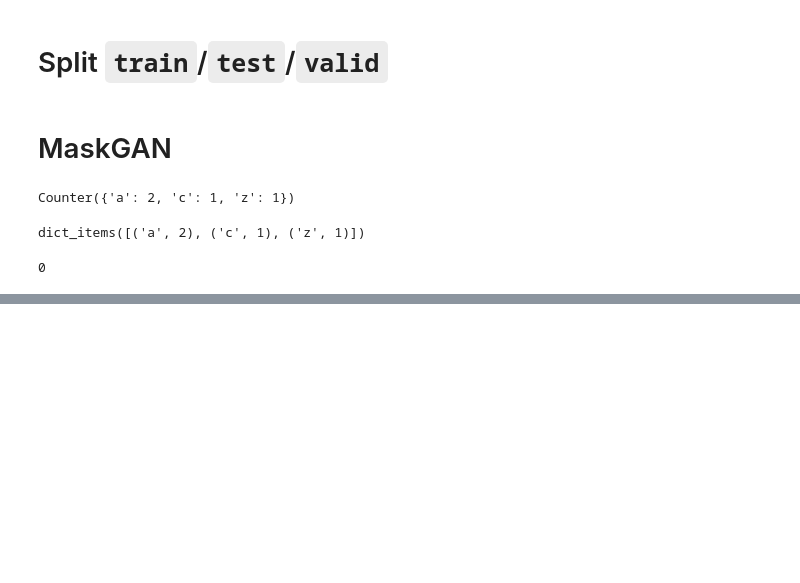
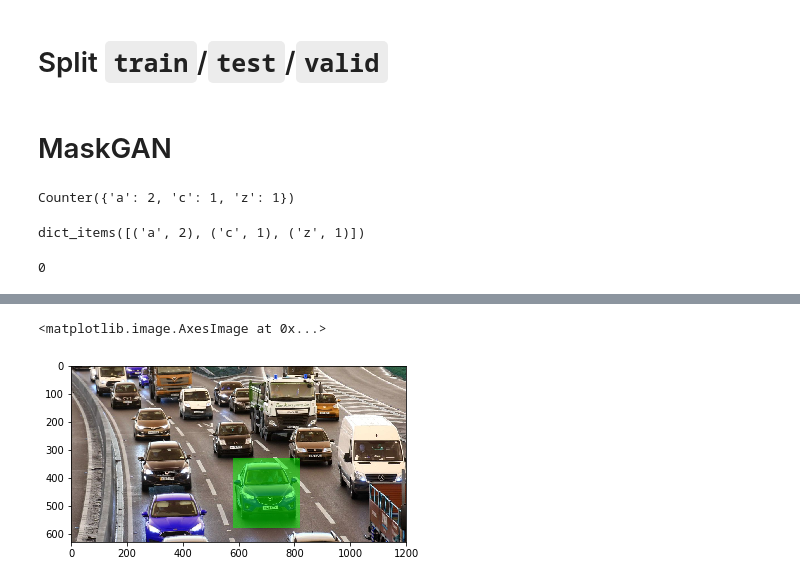
Before and after one commit to hnt4499/latex-gen, a Jupyter notebook: experiment.ipynb, the cells around one changed output, grey strips where cells are left out. Drawn from its saved outputs; the diff is of its cells as text; code cells hidden in the pictures; blank space fills up the shorter version.

```diff
--- a/experiment.ipynb
+++ b/experiment.ipynb
@@ -286,0 +318,7 @@ a
+# %%
+img = cv2.imread("/home/jupyter/Downloads/TMP_NEC_291117Traffic03JPG.jpg")
+bbox = [580, 330, 820, 580]
+plt.imshow(vis_util.draw_box_on_image(img, bbox, label=None, color=(0, 255, 0), thickness=-1, alpha=0.5))
+# %% [output]
+<matplotlib.image.AxesImage at 0x...>
+[figure, added]
```
Also changed, not shown: parts of 6 cells of this notebook.
